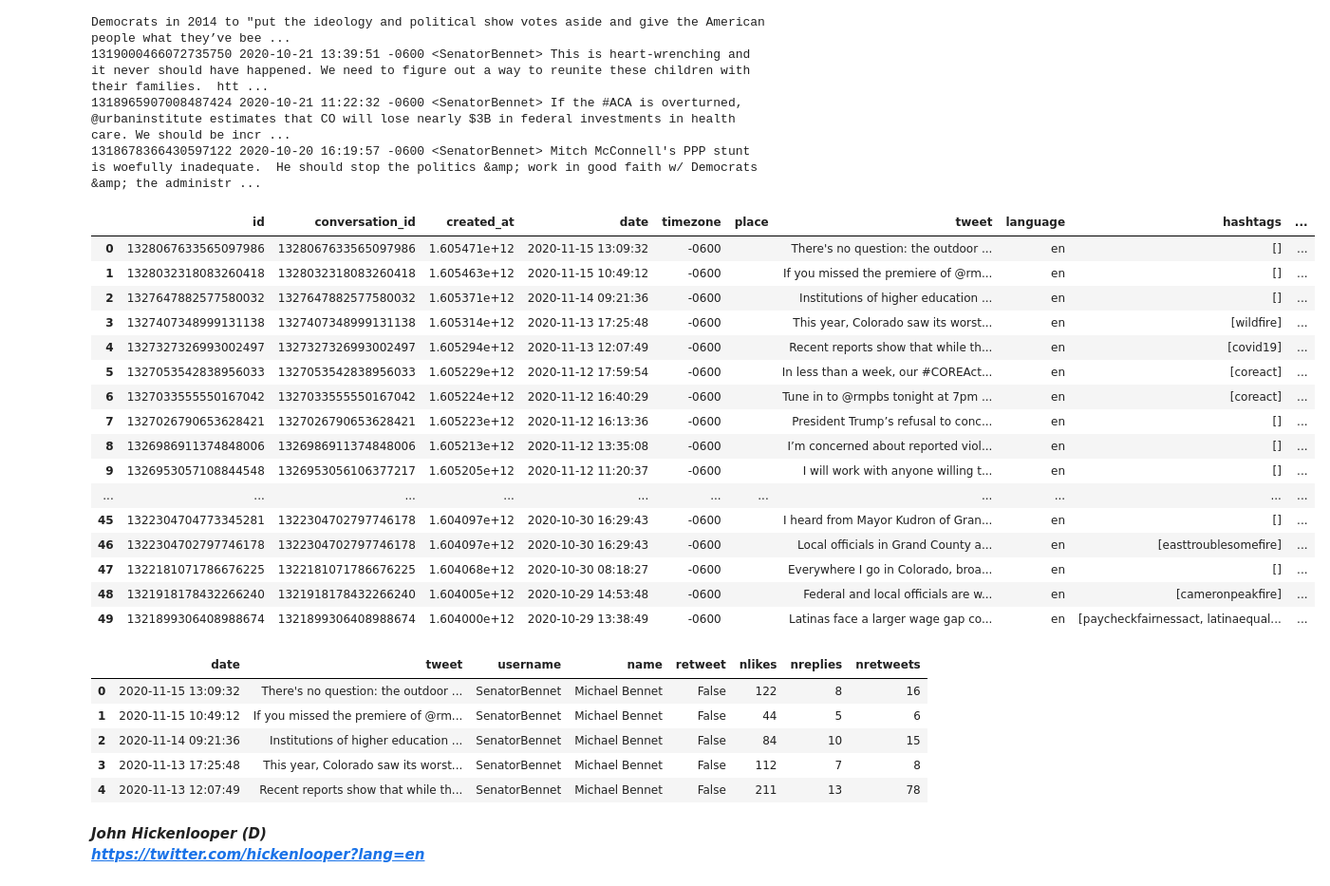
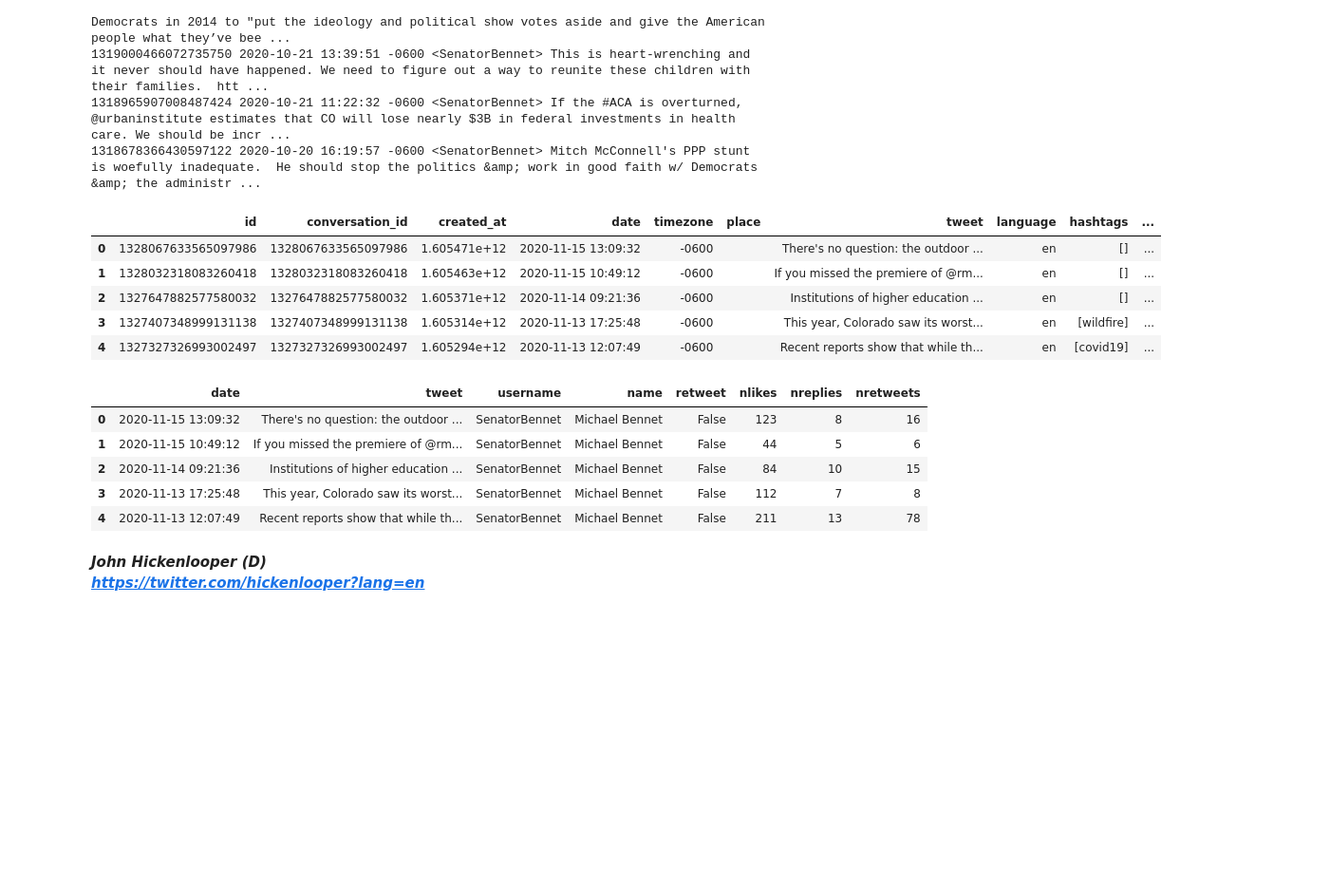
Before and after one commit to misinformationCapstone/misinformationCapstone.github.io, a Jupyter notebook: Twint.ipynb, the cells around one changed output. Shown at 95% size. Cells and saved outputs as stored; diff of their text form; code cells hidden in the pictures; blank space fills up the shorter version.

```diff
--- a/Twint.ipynb
+++ b/Twint.ipynb
@@ -184,6 +196,6 @@ twint.run.Search(c)
 [!] No more data! Scraping will stop now.
 found 0 deleted tweets in this search.
 # %%
-#df3 = twint.storage.panda.Tweets_df
-#pd.set_option('display.max_columns',None)
-#df3.head(50)
+df3 = twint.storage.panda.Tweets_df
+pd.set_option('display.max_columns',None)
+df3.head(50)
@@ -490,25 +533,14 @@ twint.run.Search(h)
 # %%
 df8 = twint.storage.panda.Tweets_df
 pd.set_option('display.max_columns',None)
-df8.head(50)
+df8.head()
 # %% [output]
 |  | id | conversation_id | created_at | date | timezone | place | tweet | language | hashtags | ... |
 | 0 | 1328067633565097986 | 1328067633565097986 | 1.605471e+12 | 2020-11-15 13:09:32 | -0600 |  | There's no question: the outdoor ... | en | [] | ... |
 | 1 | 1328032318083260418 | 1328032318083260418 | 1.605463e+12 | 2020-11-15 10:49:12 | -0600 |  | If you missed the premiere of @rm... | en | [] | ... |
 | 2 | 1327647882577580032 | 1327647882577580032 | 1.605371e+12 | 2020-11-14 09:21:36 | -0600 |  | Institutions of higher education ... | en | [] | ... |
 | 3 | 1327407348999131138 | 1327407348999131138 | 1.605314e+12 | 2020-11-13 17:25:48 | -0600 |  | This year, Colorado saw its worst... | en | [wildfire] | ... |
 | 4 | 1327327326993002497 | 1327327326993002497 | 1.605294e+12 | 2020-11-13 12:07:49 | -0600 |  | Recent reports show that while th... | en | [covid19] | ... |
-| 5 | 1327053542838956033 | 1327053542838956033 | 1.605229e+12 | 2020-11-12 17:59:54 | -0600 |  | In less than a week, our #COREAct... | en | [coreact] | ... |
-| 6 | 1327033555550167042 | 1327033555550167042 | 1.605224e+12 | 2020-11-12 16:40:29 | -0600 |  | Tune in to @rmpbs tonight at 7pm ... | en | [coreact] | ... |
-| 7 | 1327026790653628421 | 1327026790653628421 | 1.605223e+12 | 2020-11-12 16:13:36 | -0600 |  | President Trump’s refusal to conc... | en | [] | ... |
-| 8 | 1326986911374848006 | 1326986911374848006 | 1.605213e+12 | 2020-11-12 13:35:08 | -0600 |  | I’m concerned about reported viol... | en | [] | ... |
-| 9 | 1326953057108844548 | 1326953056106377217 | 1.605205e+12 | 2020-11-12 11:20:37 | -0600 |  | I will work with anyone willing t... | en | [] | ... |
-| ... | ... | ... | ... | ... | ... | ... | ... | ... | ... | ... |
-| 45 | 1322304704773345281 | 1322304702797746178 | 1.604097e+12 | 2020-10-30 16:29:43 | -0600 |  | I heard from Mayor Kudron of Gran... | en | [] | ... |
-| 46 | 1322304702797746178 | 1322304702797746178 | 1.604097e+12 | 2020-10-30 16:29:43 | -0600 |  | Local officials in Grand County a... | en | [easttroublesomefire] | ... |
-| 47 | 1322181071786676225 | 1322181071786676225 | 1.604068e+12 | 2020-10-30 08:18:27 | -0600 |  | Everywhere I go in Colorado, broa... | en | [] | ... |
-| 48 | 1321918178432266240 | 1321918178432266240 | 1.604005e+12 | 2020-10-29 14:53:48 | -0600 |  | Federal and local officials are w... | en | [cameronpeakfire] | ... |
-| 49 | 1321899306408988674 | 1321899306408988674 | 1.604000e+12 | 2020-10-29 13:38:49 | -0600 |  | Latinas face a larger wage gap co... | en | [paycheckfairnessact, latinaequal... | ... |
 # %%
 df8x = pd.DataFrame()
 df8x = df8.copy()
@@ -516,7 +548,7 @@ df8x.drop(df8.columns.difference(['date','tweet','username','name','retweet','nl
 df8x.head()
 # %% [output]
 |  | date | tweet | username | name | retweet | nlikes | nreplies | nretweets |
-| 0 | 2020-11-15 13:09:32 | There's no question: the outdoor ... | SenatorBennet | Michael Bennet | False | 122 | 8 | 16 |
+| 0 | 2020-11-15 13:09:32 | There's no question: the outdoor ... | SenatorBennet | Michael Bennet | False | 123 | 8 | 16 |
 | 1 | 2020-11-15 10:49:12 | If you missed the premiere of @rm... | SenatorBennet | Michael Bennet | False | 44 | 5 | 6 |
 | 2 | 2020-11-14 09:21:36 | Institutions of higher education ... | SenatorBennet | Michael Bennet | False | 84 | 10 | 15 |
 | 3 | 2020-11-13 17:25:48 | This year, Colorado saw its worst... | SenatorBennet | Michael Bennet | False | 112 | 7 | 8 |
```
Also changed, not shown: parts of 27 cells of this notebook.
